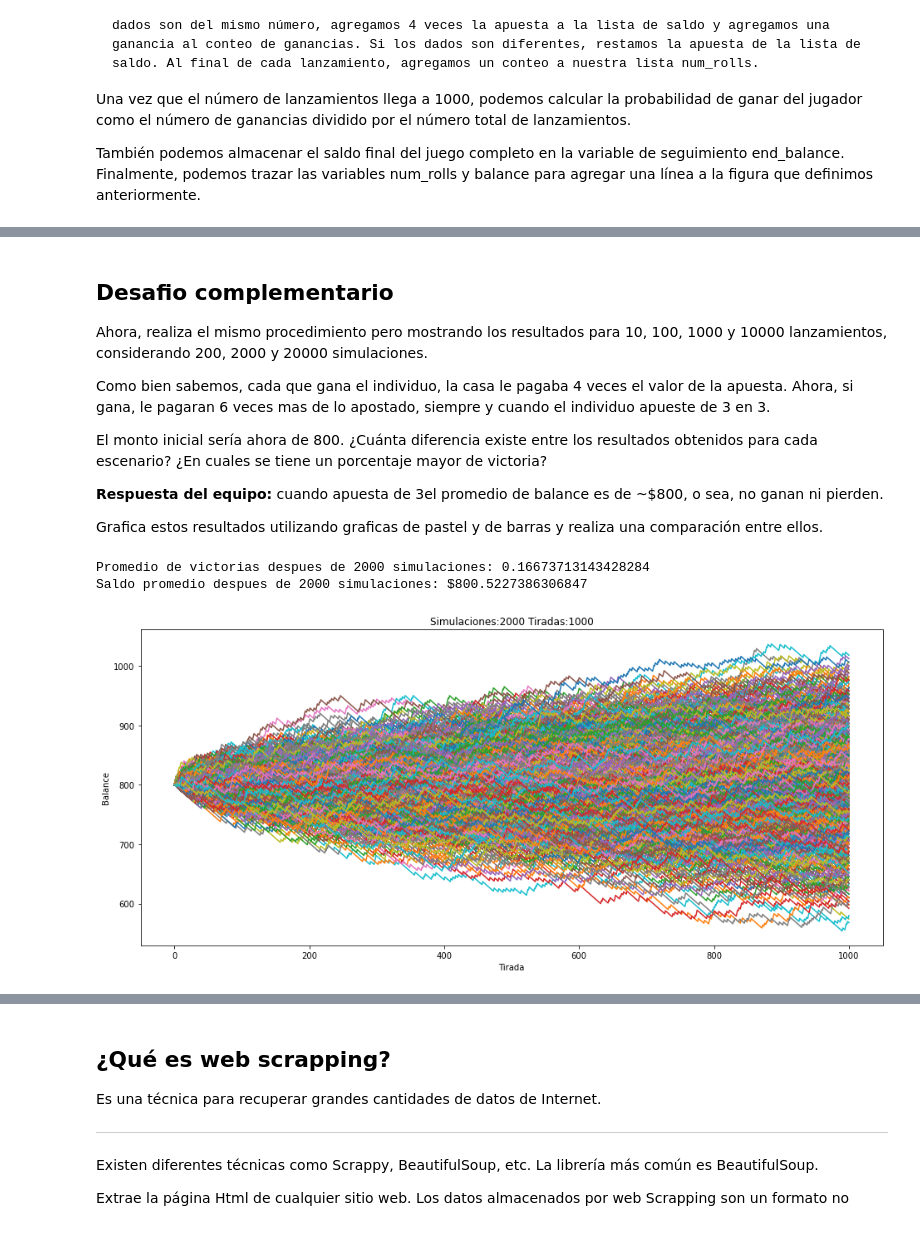
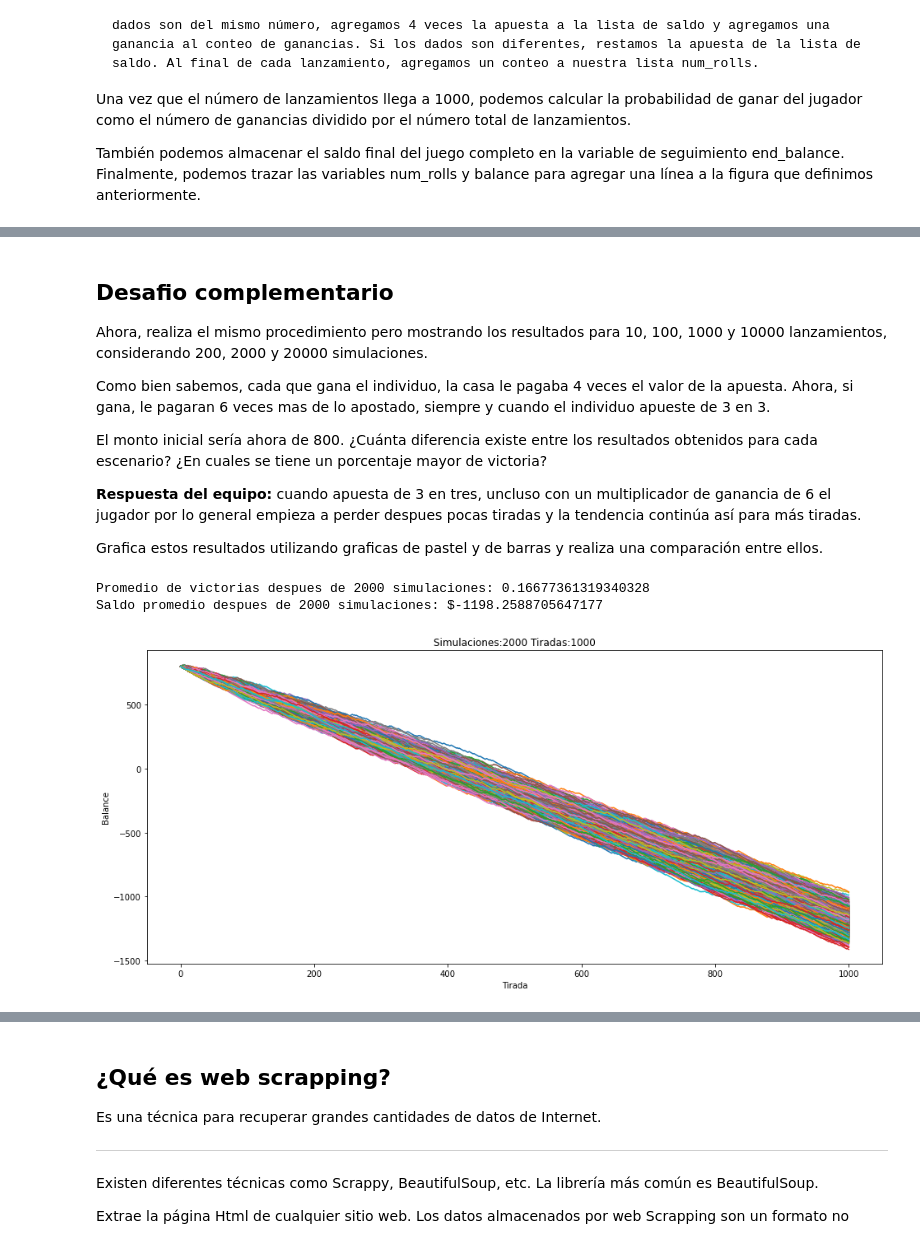
Before and after one commit to SalRmz/DCDP, a Jupyter notebook: 01 Programación en Python/notebooks/exercises/Practica5_Estadistica.ipynb, the cells around one changed output, grey strips where cells are left out. Drawn from its saved outputs; the diff is of its cells as text; code cells hidden in the pictures.

```diff
--- a/01 Programación en Python/notebooks/exercises/Practica5_Estadistica.ipynb
+++ b/01 Programación en Python/notebooks/exercises/Practica5_Estadistica.ipynb
@@ -176,7 +176,7 @@ Ahora, si gana, le pagaran 6 veces mas de lo apostado, siempre y cuando el indiv
 El monto inicial sería ahora de 800. ¿Cuánta diferencia existe entre los resultados obtenidos para cada escenario?
 ¿En cuales se tiene un porcentaje mayor de victoria?
 
-**Respuesta del equipo:** cuando apuesta de 3el promedio de balance es de ~$800, o sea, no ganan ni pierden.
+**Respuesta del equipo:** cuando apuesta de 3 en tres, uncluso con un multiplicador de ganancia de 6 el jugador por lo general empieza a perder despues pocas tiradas y la tendencia continúa así para más tiradas.
 
 Grafica estos resultados utilizando graficas de pastel y de barras y realiza una comparación entre ellos.
 # %%
@@ -204,34 +204,34 @@ for i in range(num_simulations):
     win_probability_sim = [0]
 
 
     while num_rolls[-1] < max_num_rolls:
         dice = roll_dice()
         num_wins.append( num_wins[-1] + dice )
         num_rolls.append(num_rolls[-1] + 1)# Store tracking variables and add line to figure
-        balance_sim.append(balance_sim[-1] -1 + multiplicador*(dice) )
+        balance_sim.append(balance_sim[-1] -bet + multiplicador*(dice) )
         win_probability_sim.append(num_wins[-1]/num_rolls[-1])
 
 
     win_probability.append(win_probability_sim[-1])
     end_balance.append(balance_sim[-1])
     plt.plot(num_rolls,balance_sim)
 
     if DEBUG:
         for i,j,k,m in zip(num_rolls,num_wins,balance,win_probability_sim):
             print("tirada:",i,"wins:",j,'balance:',k,"win prob;",m)
 
 
 plt.title("Simulaciones:"+str(num_simulations)+' Tiradas:'+str(max_num_rolls))
 plt.xlabel("Tirada")
 plt.ylabel("Balance")
 
 # Probabilidad promedio de victoria y saldo final
 import numpy as np
 overall_win_probability = np.mean(win_probability)
 overall_end_balance = np.mean(end_balance)
 print("Promedio de victorias despues de " + str(num_simulations) + " simulaciones: " + str(overall_win_probability))
 print("Saldo promedio despues de " + str(num_simulations) + " simulaciones: $" + str(overall_end_balance))
 # %% [output]
-Promedio de victorias despues de 2000 simulaciones: 0.16673713143428284
-Saldo promedio despues de 2000 simulaciones: $800.5227386306847
+Promedio de victorias despues de 2000 simulaciones: 0.16677361319340328
+Saldo promedio despues de 2000 simulaciones: $-1198.2588705647177
-[figure, old version]
+[figure, new version]
```
Also changed, not shown: parts of 9 cells of this notebook.
